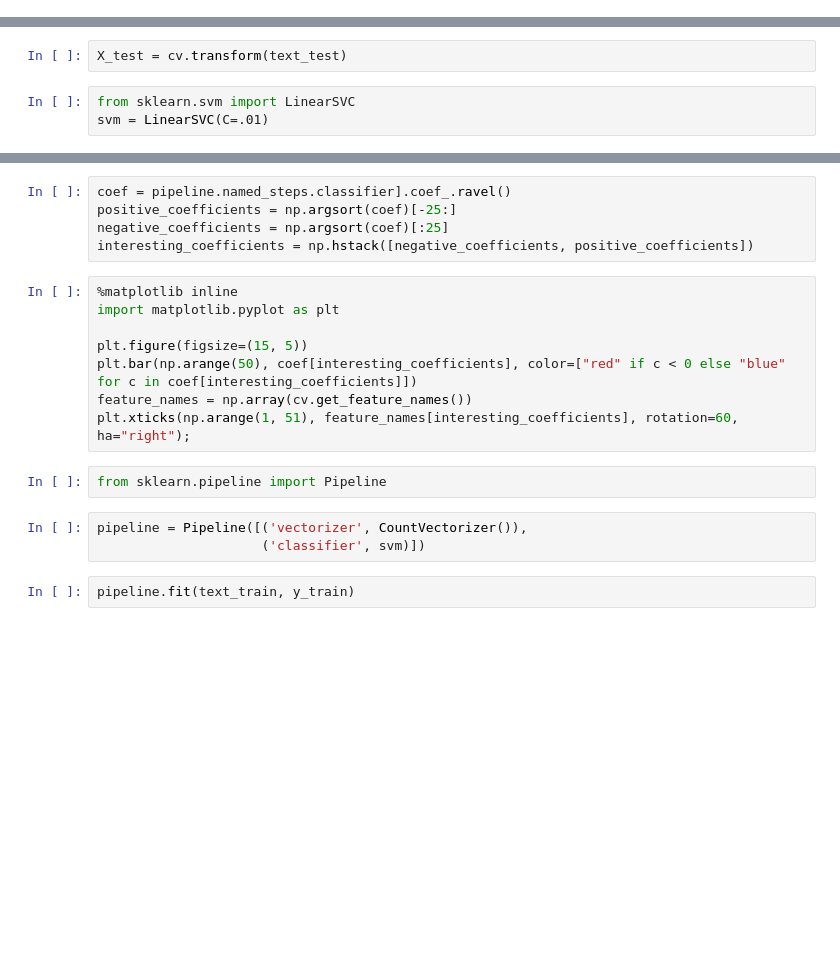
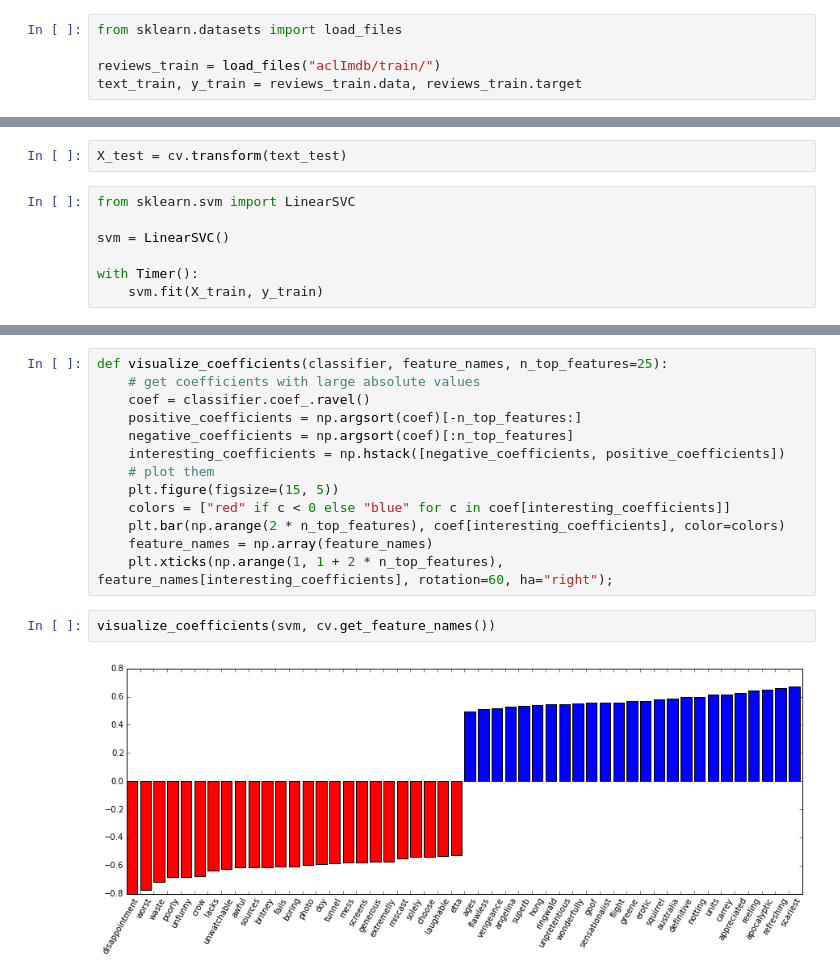
Before and after one commit to amueller/odscon-sf-2015, a Jupyter notebook: Part 06 - Working With Text Data.ipynb, the cells around one changed output, grey strips where cells are left out. Saved outputs shown, nothing was run; the diff lists cells and outputs as text; blank space fills up the shorter version.

```diff
--- a/Part 06 - Working With Text Data.ipynb
+++ b/Part 06 - Working With Text Data.ipynb
@@ -20,0 +9,5 @@ text_test, y_test = data_test.Comment.tolist(), np.array(data_test.Insult)
+# %%
+from sklearn.datasets import load_files
+
+reviews_train = load_files("aclImdb/train/")
+text_train, y_train = reviews_train.data, reviews_train.target
@@ -39,4 +79,8 @@ X_train[6, :].nonzero()[1]
 X_test = cv.transform(text_test)
 # %%
 from sklearn.svm import LinearSVC
-svm = LinearSVC(C=.01)
+
+svm = LinearSVC()
+
+with Timer():
+    svm.fit(X_train, y_train)
@@ -49,20 +97,17 @@ svm.score(X_test, y_test)
-# %%
-coef = pipeline.named_steps.classifier].coef_.ravel()
-positive_coefficients = np.argsort(coef)[-25:]
-negative_coefficients = np.argsort(coef)[:25]
-interesting_coefficients = np.hstack([negative_coefficients, positive_coefficients])
 # %%
-%matplotlib inline
-import matplotlib.pyplot as plt
-
-plt.figure(figsize=(15, 5))
-plt.bar(np.arange(50), coef[interesting_coefficients], color=["red" if c < 0 else "blue" for c in coef[interesting_coefficients]])
-feature_names = np.array(cv.get_feature_names())
-plt.xticks(np.arange(1, 51), feature_names[interesting_coefficients], rotation=60, ha="right");
+def visualize_coefficients(classifier, feature_names, n_top_features=25):
+    # get coefficients with large absolute values
+    coef = classifier.coef_.ravel()
+    positive_coefficients = np.argsort(coef)[-n_top_features:]
+    negative_coefficients = np.argsort(coef)[:n_top_features]
+    interesting_coefficients = np.hstack([negative_coefficients, positive_coefficients])
+    # plot them
+    plt.figure(figsize=(15, 5))
+    colors = ["red" if c < 0 else "blue" for c in coef[interesting_coefficients]]
+    plt.bar(np.arange(2 * n_top_features), coef[interesting_coefficients], color=colors)
+    feature_names = np.array(feature_names)
+    plt.xticks(np.arange(1, 1 + 2 * n_top_features), feature_names[interesting_coefficients], rotation=60, ha="right");
-# %%
-from sklearn.pipeline import Pipeline
-# %%
-pipeline = Pipeline([('vectorizer', CountVectorizer()),
-                     ('classifier', svm)])
-# %%
-pipeline.fit(text_train, y_train)
+# %%
+visualize_coefficients(svm, cv.get_feature_names())
+# %% [output]
+[figure, added]
```
Also changed, not shown: parts of 59 cells of this notebook.
